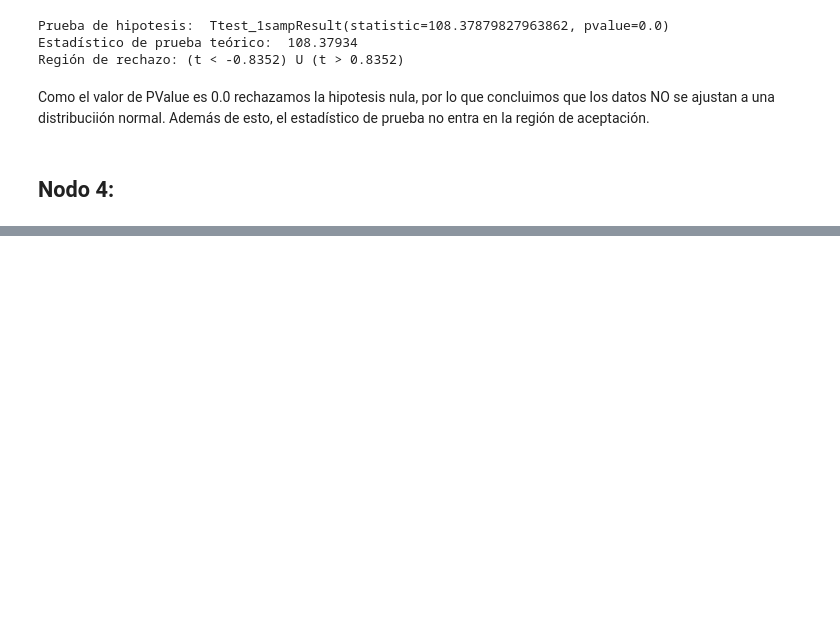
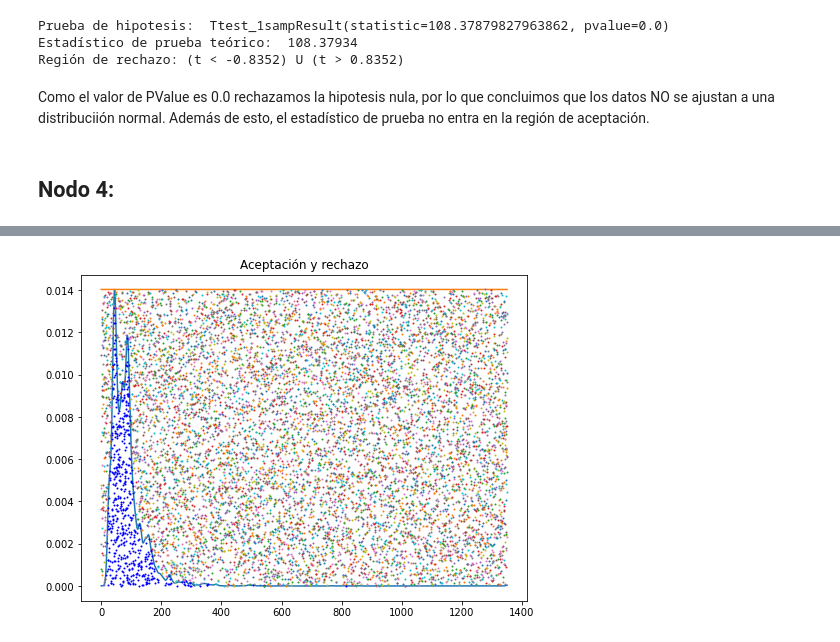
Before and after one commit to leonardoaceves/ProyectoSPF_JLACEVES_AMAGUILERA, a Jupyter notebook: ProyectoModulo1_AcevesJ_AguileraA.ipynb, the cells around one changed output, grey strips where cells are left out. Cells and saved outputs as stored; diff of their text form; code cells hidden in the pictures; blank space fills up the shorter version.

```diff
--- a/ProyectoModulo1_AcevesJ_AguileraA.ipynb
+++ b/ProyectoModulo1_AcevesJ_AguileraA.ipynb
@@ -953,0 +961,10 @@ En el grupo deben haber mínimo dos integrantes y máximo tres integrantes. Para
+# %%
+#Aceptación y rechazo
+plt.figure(figsize=(8, 6))
+t = np.max(kd2) * np.ones(len(grid2))
+plt.title('Aceptación y rechazo')
+plt.plot(grid2, kd2)
+plt.plot(grid2, t)
+plot_Acep_rechazo(np.random.rand(10000), grid2, kd2, t)
+# %% [output]
+[figure, added]
```
Also changed, not shown: parts of 20 cells of this notebook.
